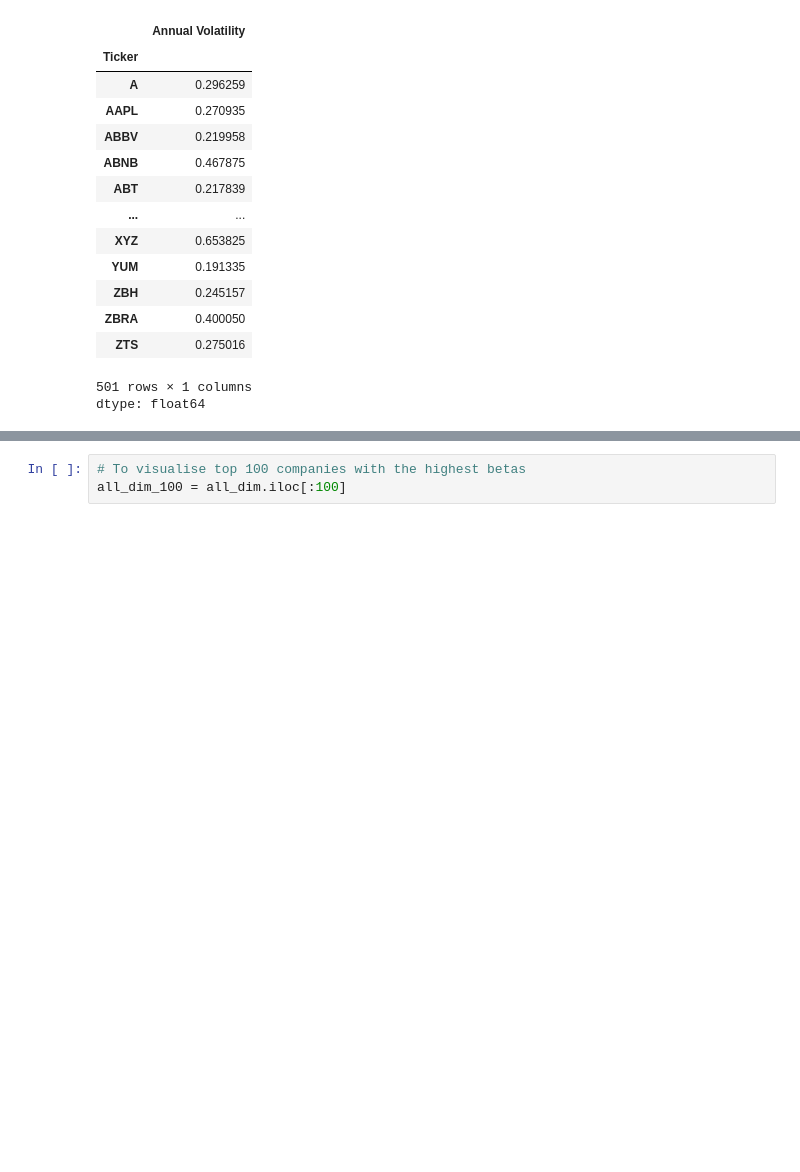
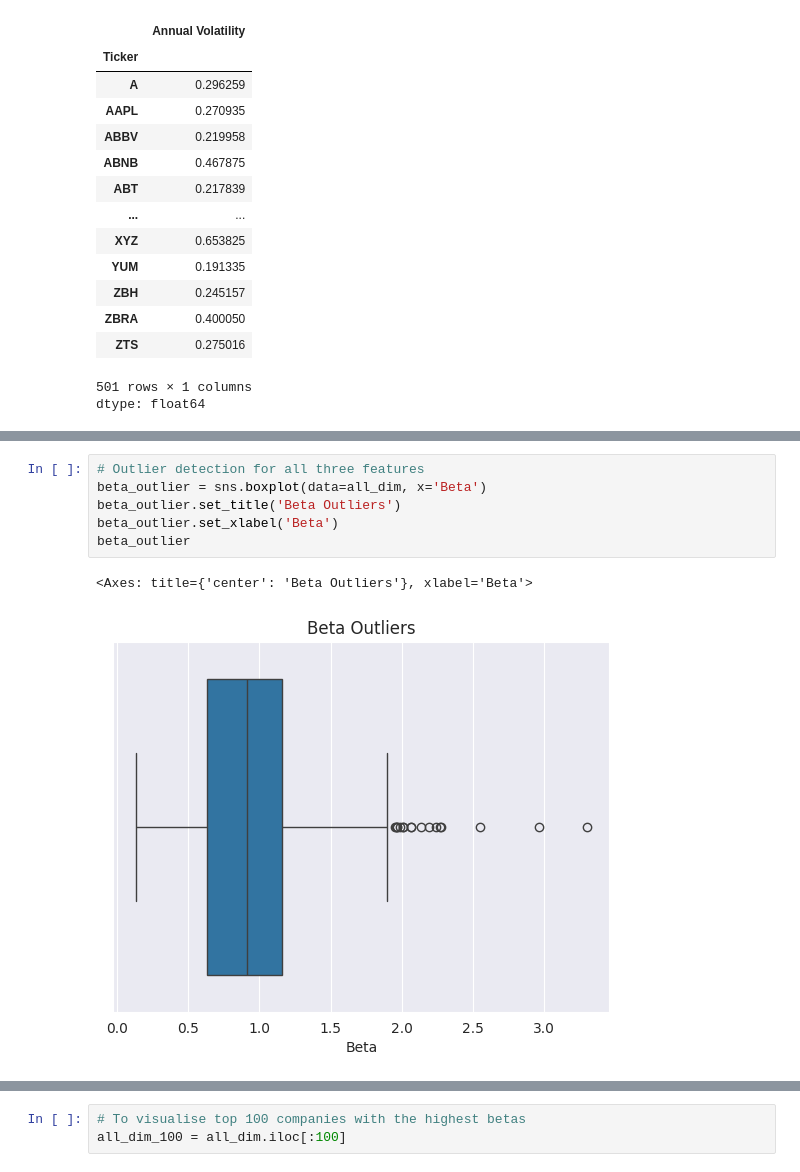
Before and after one commit to abdullaawad/Data-Warehousing-Coursework, a Jupyter notebook: DWCoursework.ipynb, the cells around one changed output, grey strips where cells are left out. Saved outputs shown, nothing was run; the diff lists cells and outputs as text; blank space fills up the shorter version.

```diff
--- a/DWCoursework.ipynb
+++ b/DWCoursework.ipynb
@@ -391 +376,10 @@ all_dim
 501 rows × 4 columns
+# %%
+# Outlier detection for all three features
+beta_outlier = sns.boxplot(data=all_dim, x='Beta')
+beta_outlier.set_title('Beta Outliers')
+beta_outlier.set_xlabel('Beta')
+beta_outlier
+# %% [output]
+<Axes: title={'center': 'Beta Outliers'}, xlabel='Beta'>
+[figure, added]
```
Also changed, not shown: parts of 31 cells of this notebook.
